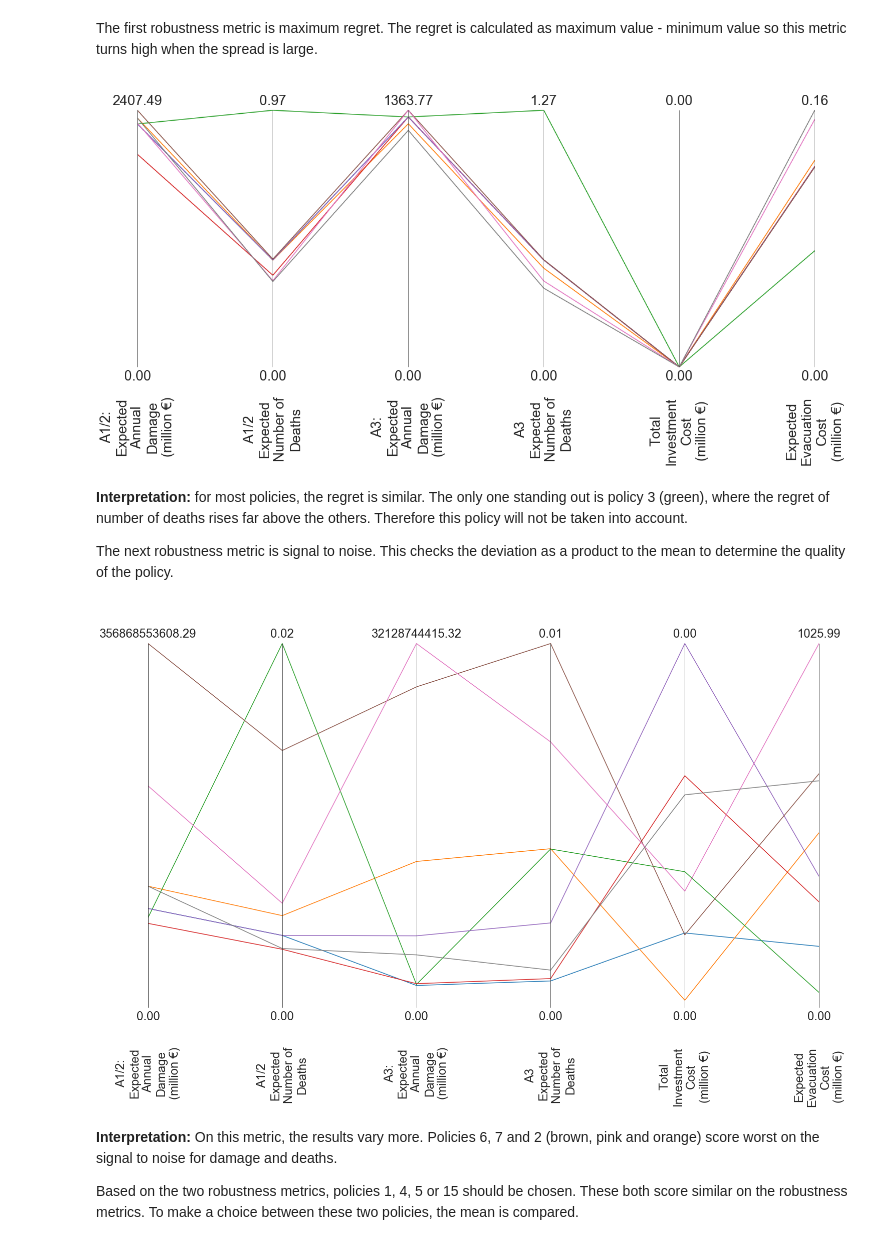
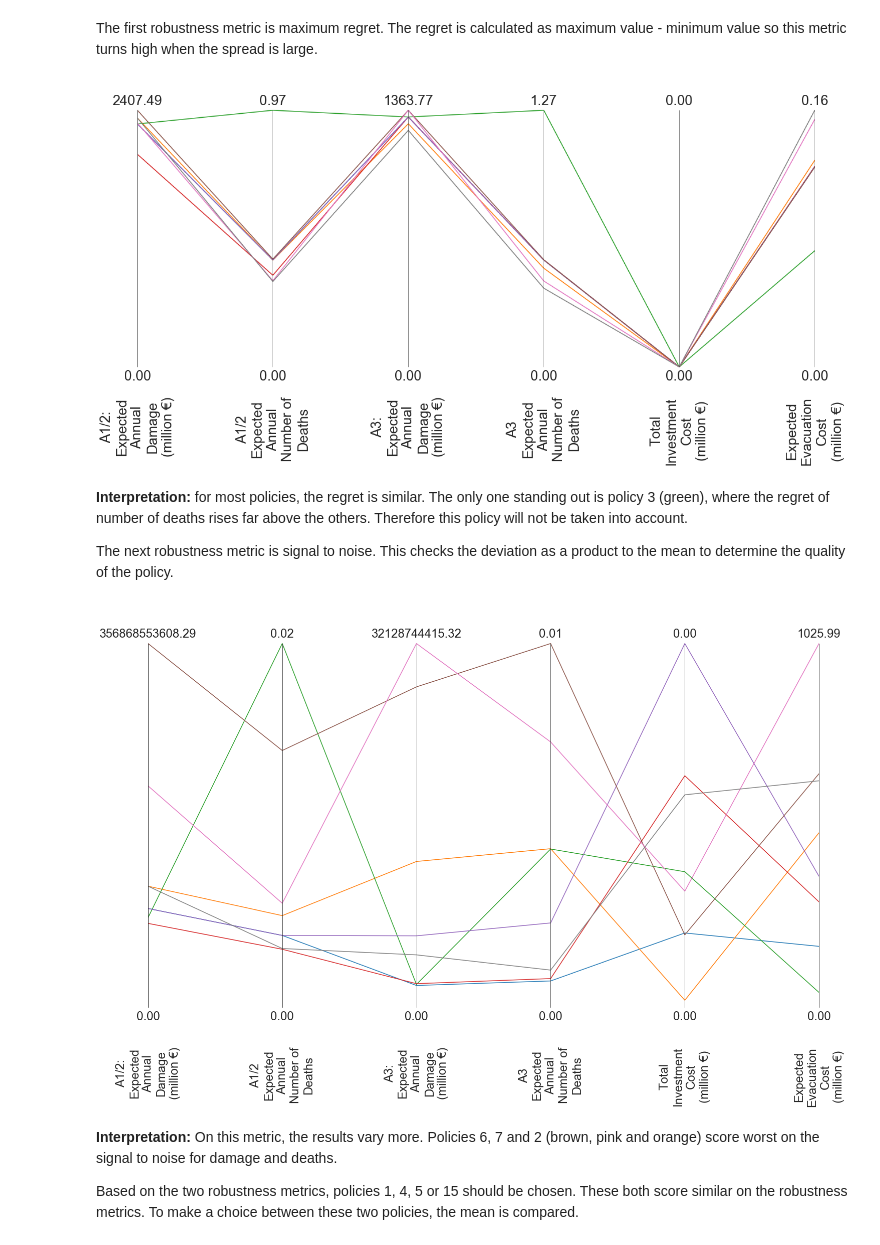
Before and after one commit to oli4oli4/Model-based-decision-making, a Jupyter notebook: Final assignment deliverables/MORDM_v2.ipynb, the cells around one changed output. Drawn from its saved outputs; the diff is of its cells as text; code cells hidden in the pictures.

```diff
--- a/Final assignment deliverables/MORDM_v2.ipynb
+++ b/Final assignment deliverables/MORDM_v2.ipynb
@@ -169,8 +170,8 @@ For this, the expected number of deaths is picked since the dikerings value this
 # %%
 outcomes_filtered = mean_outcomes_GelderKPI.copy()
 policies_filtered = policies_general_optimize.copy()
-indexNames = outcomes_filtered[ outcomes_filtered['A1/2\nExpected\nNumber of\nDeaths'] > np.percentile(outcomes_filtered['A1/2\nExpected\nNumber of\nDeaths'],50) ].index
-indexNames =+ outcomes_filtered[ outcomes_filtered['A3\nExpected\nNumber of\nDeaths'] > np.percentile(outcomes_filtered['A3\nExpected\nNumber of\nDeaths'],50) ].index
+indexNames = outcomes_filtered[ outcomes_filtered['A1/2\nExpected\nAnnual\nNumber of\nDeaths'] > np.percentile(outcomes_filtered['A1/2\nExpected\nAnnual\nNumber of\nDeaths'],50) ].index
+indexNames =+ outcomes_filtered[ outcomes_filtered['A3\nExpected\nAnnual\nNumber of\nDeaths'] > np.percentile(outcomes_filtered['A3\nExpected\nAnnual\nNumber of\nDeaths'],50) ].index
 policies_filtered.drop(indexNames , inplace=True)
 outcomes_filtered.drop(indexNames , inplace=True)
 
@@ -205,38 +206,38 @@ for policy in np.unique(experiments['policy']): #loop x times for x different un
     for key in outcomes_df.keys(): #loop x times for each key in outcomes
         single_regret[key] = np.max(outcomes_df[key][logical])-np.min(outcomes_df[key][logical])
     max_regret = max_regret.append(pd.DataFrame(single_regret, index = [policy]))
 
 data = max_regret
 data['A1/2_EAD'] = data['A1/2_EAD'].apply(lambda x: x/1000000)
 data['A3_EAD'] = data['A3_EAD'].apply(lambda x: x/1000000)
 data['G_TIC'] = data['G_TIC'].apply(lambda x: x/1000000)
 data['EEC'] = data['EEC'].apply(lambda x: x/1000000)
 
 data.rename(columns={'A1/2_EAD':'A1/2:\nExpected\nAnnual\nDamage\n(million €)',
-                     'A1/2_END':'A1/2\nExpected\nNumber of\nDeaths',
+                     'A1/2_END':'A1/2\nExpected\nAnnual\nNumber of\nDeaths',
                      'A3_EAD':'A3:\nExpected\nAnnual\nDamage\n(million €)',
-                     'A3_END':'A3\nExpected\nNumber of\nDeaths',
+                     'A3_END':'A3\nExpected\nAnnual\nNumber of\nDeaths',
                      'G_TIC':'Total\nInvestment\nCost\n(million €)',
                      'EEC':'Expected\nEvacuation\nCost\n(million €)'}
             , inplace=True)
 
 limits = parcoords.get_limits(data)
 limits.loc[0, ['A1/2:\nExpected\nAnnual\nDamage\n(million €)',
-               'A1/2\nExpected\nNumber of\nDeaths',
+               'A1/2\nExpected\nAnnual\nNumber of\nDeaths',
                'A3:\nExpected\nAnnual\nDamage\n(million €)',
-               'A3\nExpected\nNumber of\nDeaths',
+               'A3\nExpected\nAnnual\nNumber of\nDeaths',
                'Total\nInvestment\nCost\n(million €)',
                'Expected\nEvacuation\nCost\n(million €)',]] = 0
 
 paraxes = parcoords.ParallelAxes(limits, fontsize=24)
 paraxes.plot(data)
 fig = plt.gcf()
 fig.set_size_inches(24,16)
 if remakeimages:
     plt.savefig('export/parcoords_maxregret.png', bbox_inches='tight')
 plt.show()
 # %% [output]
-[figure, old version]
+[figure, new version]
 # %% [markdown]
 **Interpretation:** for most policies, the regret is similar. The only one standing out is policy 3 (green), where the regret of number of deaths rises far above the others. Therefore this policy will not be taken into account.
 
@@ -258,18 +259,18 @@ data['G_TIC'] = data['G_TIC'].apply(lambda x: x/1000000)
 data['EEC'] = data['EEC'].apply(lambda x: x/1000000)
 
 data.rename(columns={'A1/2_EAD':'A1/2:\nExpected\nAnnual\nDamage\n(million €)',
-                     'A1/2_END':'A1/2\nExpected\nNumber of\nDeaths',
+                     'A1/2_END':'A1/2\nExpected\nAnnual\nNumber of\nDeaths',
                      'A3_EAD':'A3:\nExpected\nAnnual\nDamage\n(million €)',
-                     'A3_END':'A3\nExpected\nNumber of\nDeaths',
+                     'A3_END':'A3\nExpected\nAnnual\nNumber of\nDeaths',
                      'G_TIC':'Total\nInvestment\nCost\n(million €)',
                      'EEC':'Expected\nEvacuation\nCost\n(million €)'}
             , inplace=True)
 
 limits = parcoords.get_limits(data)
 limits.loc[0, ['A1/2:\nExpected\nAnnual\nDamage\n(million €)',
-               'A1/2\nExpected\nNumber of\nDeaths',
+               'A1/2\nExpected\nAnnual\nNumber of\nDeaths',
                'A3:\nExpected\nAnnual\nDamage\n(million €)',
-               'A3\nExpected\nNumber of\nDeaths',
+               'A3\nExpected\nAnnual\nNumber of\nDeaths',
                'Total\nInvestment\nCost\n(million €)',
                'Expected\nEvacuation\nCost\n(million €)',]] = 0
 
@@ -281,7 +282,7 @@ if remakeimages:
     plt.savefig('export/parcoords_signaltonoise.png', bbox_inches='tight')
 plt.show()
 # %% [output]
-[figure, old version]
+[figure, new version]
 # %% [markdown]
 **Interpretation:** On this metric, the results vary more. Policies 6, 7 and 2 (brown, pink and orange) score worst on the signal to noise for damage and deaths.
 
```
Also changed, not shown: parts of 3 cells of this notebook.
